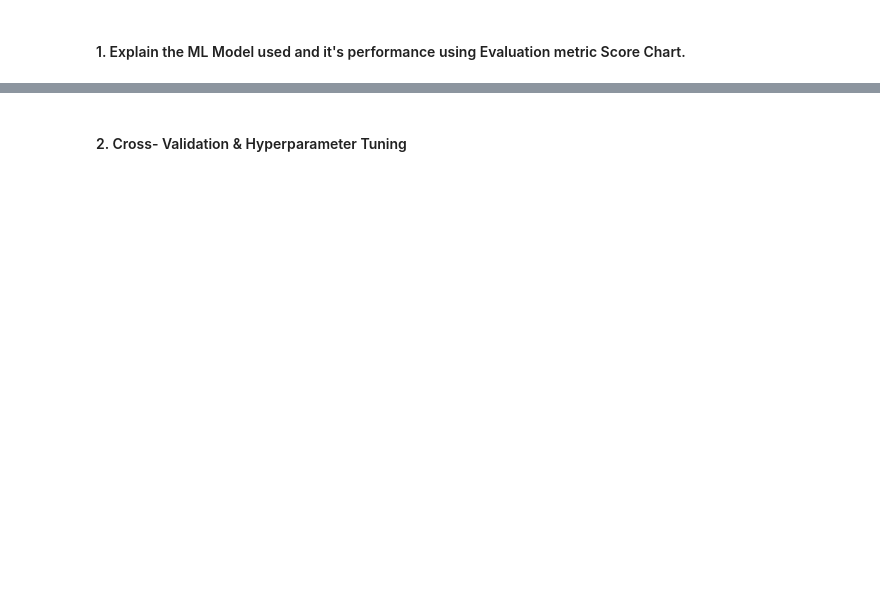
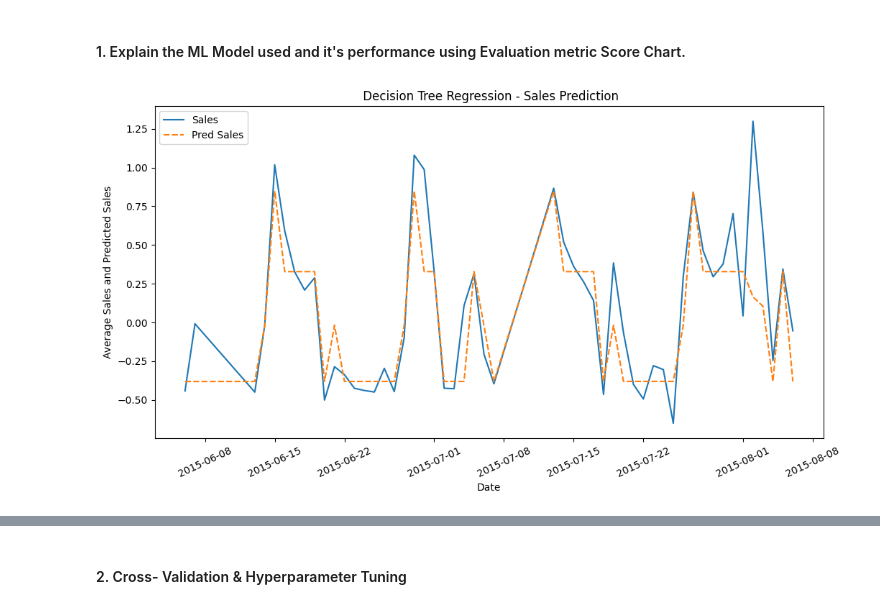
Before and after one commit to satyamkulkarni122/Assignment, a Jupyter notebook: Project_Retail_Sales_Predictions.ipynb, the cells around one changed output, grey strips where cells are left out. Drawn from its saved outputs; the diff is of its cells as text; code cells hidden in the pictures; blank space fills up the shorter version.

```diff
--- a/Project_Retail_Sales_Predictions.ipynb
+++ b/Project_Retail_Sales_Predictions.ipynb
@@ -2031,0 +2129,14 @@ Answer Here.
+# %%
+# ML Model - 3 Implementation
+# Create a Random Forest Regressor model
+model = RandomForestRegressor(n_estimators=10,          # number of trees
+                              max_depth=3,             # maximum depth of trees
+                              min_samples_split=10,      # minimum samples required to split an internal node
+                              min_samples_leaf=10,       # minimum samples required to be at a leaf node
+                              random_state=42)  # Seed for random number generation for reproducibility
+
+# Fit the Algorithm
+model.fit(X_train, y_train)
+
+# Predict on the model
+y_pred_2 = model.predict(X_test)
@@ -2035,0 +2189,25 @@ Answer Here.
+# %%
+dates = y_test.index.get_level_values('Date')
+
+# Create a DataFrame with 'Date', 'Sales', and 'Pred Sales' columns
+df_plot = pd.DataFrame({
+    'Date': dates,
+    'Sales': y_test.values,
+    'Pred Sales': y_pred_2
+})
+
+# Group by 'Date' and calculate the mean of the values
+plot = df_plot.groupby('Date')['Sales', 'Pred Sales'].mean()
+
+# Plotting
+plt.figure(figsize=(12, 6))
+
+# Use seaborn to create a line plot
+sns.lineplot(data=plot)
+
+plt.ylabel("Average Sales and Predicted Sales")
+plt.title(' Decision Tree Regression - Sales Prediction')
+plt.xticks(rotation=25)
+plt.show()
+# %% [output]
+[figure, added]
```
Also changed, not shown: parts of 50 cells of this notebook.
